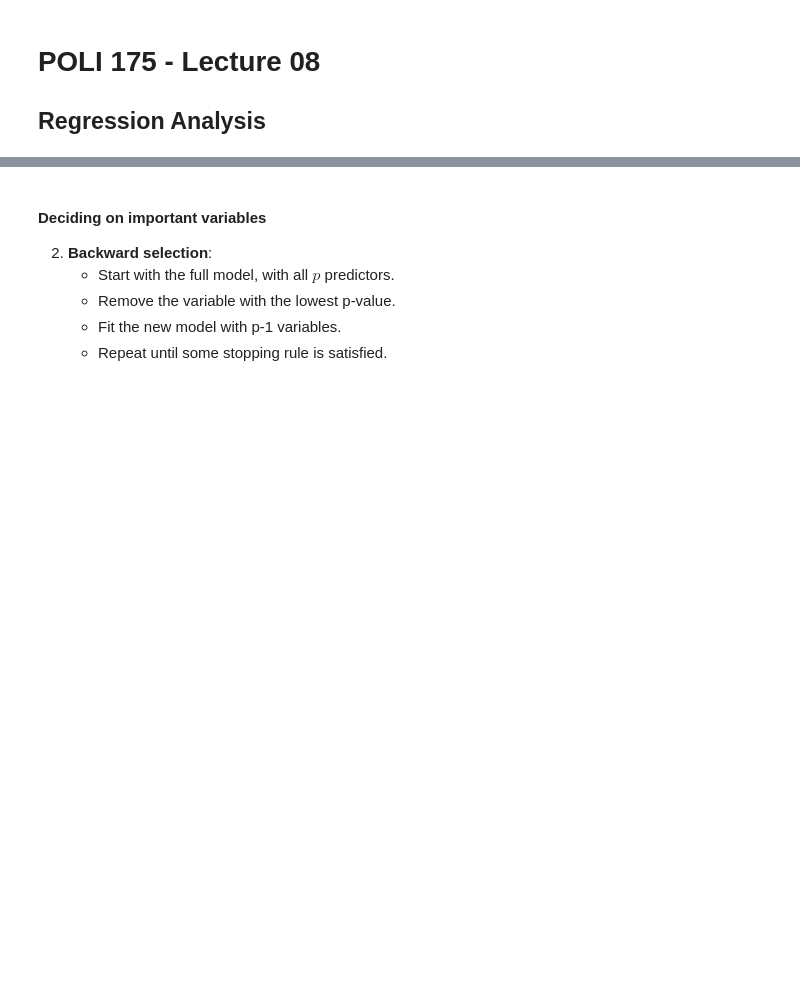
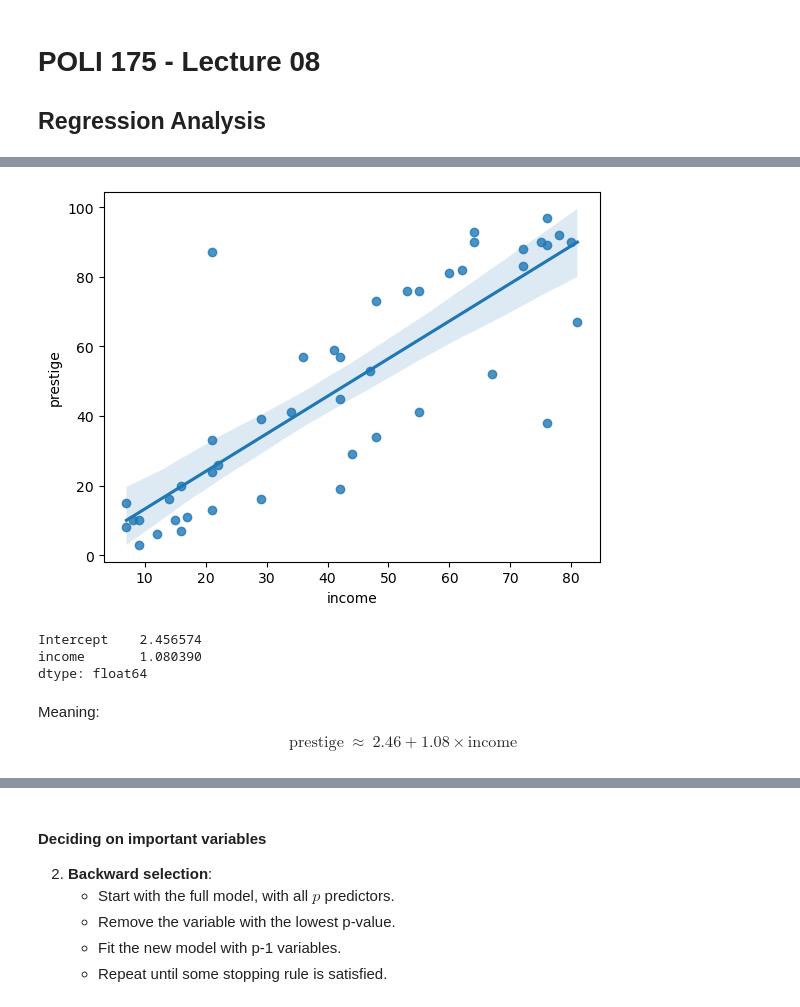
Before and after one commit to umbertomig/POLI175public, a Jupyter notebook: lectures/lecture07/POLI175-Lecture08.ipynb, the cells around one changed output, grey strips where cells are left out. Drawn from its saved outputs; the diff is of its cells as text; code cells hidden in the pictures; blank space fills up the shorter version.

```diff
--- a/lectures/lecture07/POLI175-Lecture08.ipynb
+++ b/lectures/lecture07/POLI175-Lecture08.ipynb
@@ -295,0 +94,22 @@ $$ \text{F} \ = \ \dfrac{\frac{RSS_0-RSS}{p-l}}{\frac{RSS}{n-p-1}} \ \sim \ F(p-
+# %%
+# Regplot:
+sns.regplot(x = 'income', y = 'prestige', data = duncan)
+plt.show()
+# %% [output]
+[figure, added]
+# %%
+## Now running the actual regression:
+
+# Create the model.Fit the model
+model = ols('prestige ~ income', data = duncan).fit()
+
+# Print the parameters
+print(model.params)
+# %% [output]
+Intercept    2.456574
+income       1.080390
+dtype: float64
+# %% [markdown]
+Meaning:
+
+$$ \text{prestige} \ \approx \ 2.46 + 1.08 \times \text{income} $$
```
Also changed, not shown: parts of 77 cells of this notebook, 2 other files.
